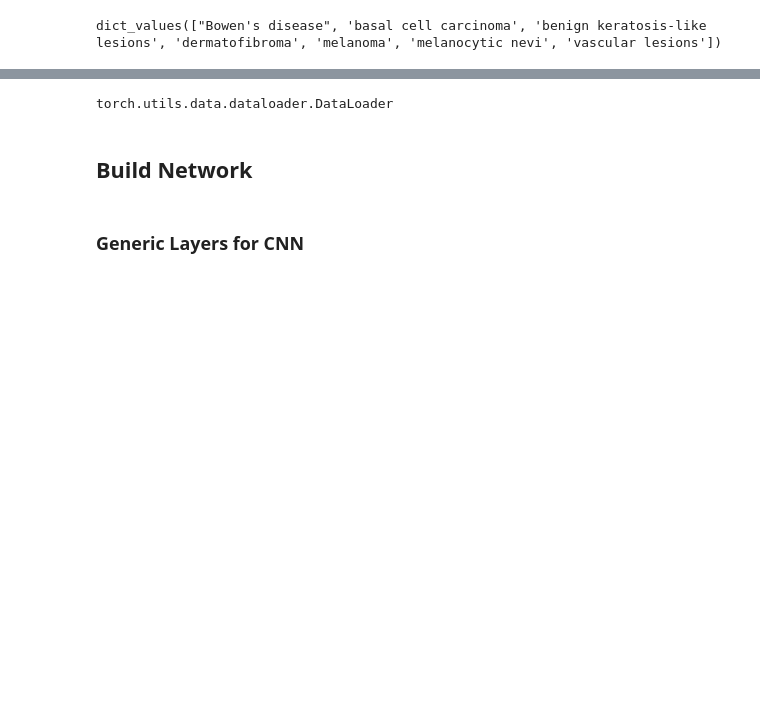
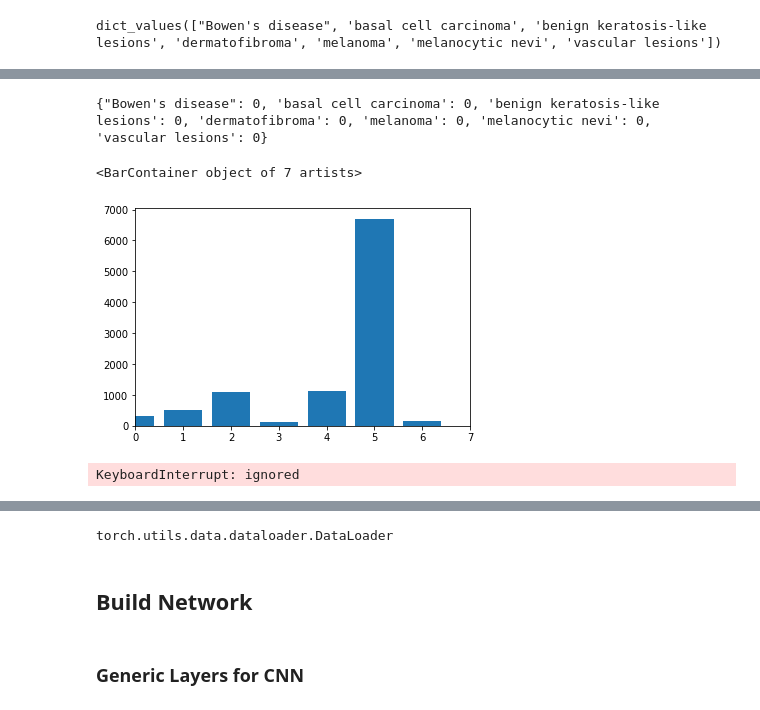
Before and after one commit to AndreAmaduzzi/tensorflow-vs-pytorch, a Jupyter notebook: pytorch.ipynb, the cells around one changed output, grey strips where cells are left out. Saved outputs shown, nothing was run; the diff lists cells and outputs as text; code cells hidden in the pictures; blank space fills up the shorter version.

```diff
--- a/pytorch.ipynb
+++ b/pytorch.ipynb
@@ -435,0 +444,22 @@ dl_test = DataLoader(test_ds, batch_size=28, shuffle=True)
+# %%
+count_dict = {k:0 for k in ds.classes}
+print(count_dict)
+# %% [output]
+{"Bowen's disease": 0, 'basal cell carcinoma': 0, 'benign keratosis-like lesions': 0, 'dermatofibroma': 0, 'melanoma': 0, 'melanocytic nevi': 0, 'vascular lesions': 0}
+# %%
+def get_class_distribution(dataset):
+  if isinstance(dataset, Subset):
+    count_dict = {k:0 for k in dataset.dataset.classes}
+  elif isinstance(dataset, Dataset):
+        count_dict = {k:0 for k in dataset.classes}
+  for image, target, lesion_name in dataset:
+    count_dict[lesion_name] +=1
+  return count_dict
+# %%
+class_distr = get_class_distribution(ds)
+# %%
+plt.xlim([0, len(class_distr)])
+plt.bar(range(0,len(class_distr)), list(class_distr.values()), align='center')
+# %% [output]
+<BarContainer object of 7 artists>
+[figure, added]
@@ -435,0 +469,7 @@ dl_test = DataLoader(test_ds, batch_size=28, shuffle=True)
+# %%
+# check class distribution in train/val/test
+class_distr_tr = get_class_distribution(train_ds)
+class_distr_val = get_class_distribution(val_ds)
+class_distr_test = get_class_distribution(test_ds)
+# %% [output]
+KeyboardInterrupt: ignored
```
Also changed, not shown: parts of 9 cells of this notebook.
